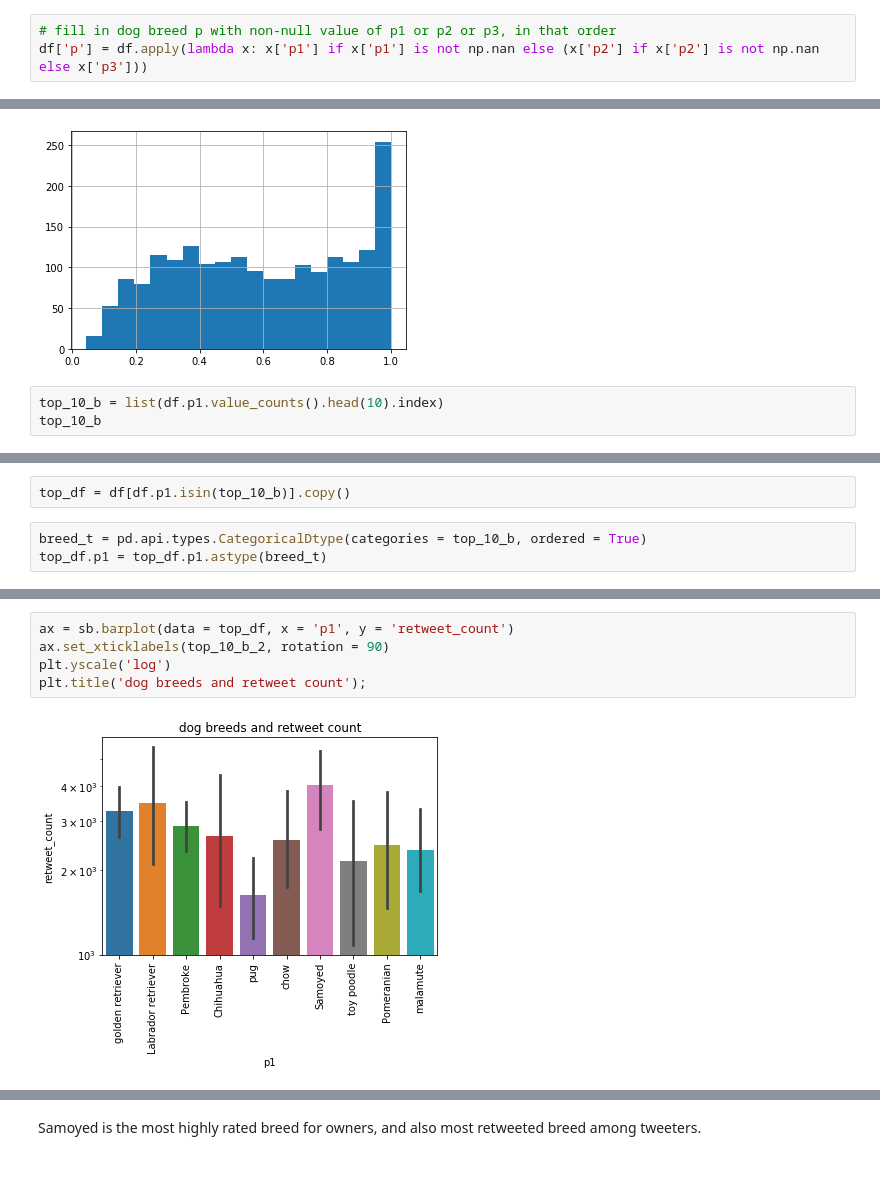
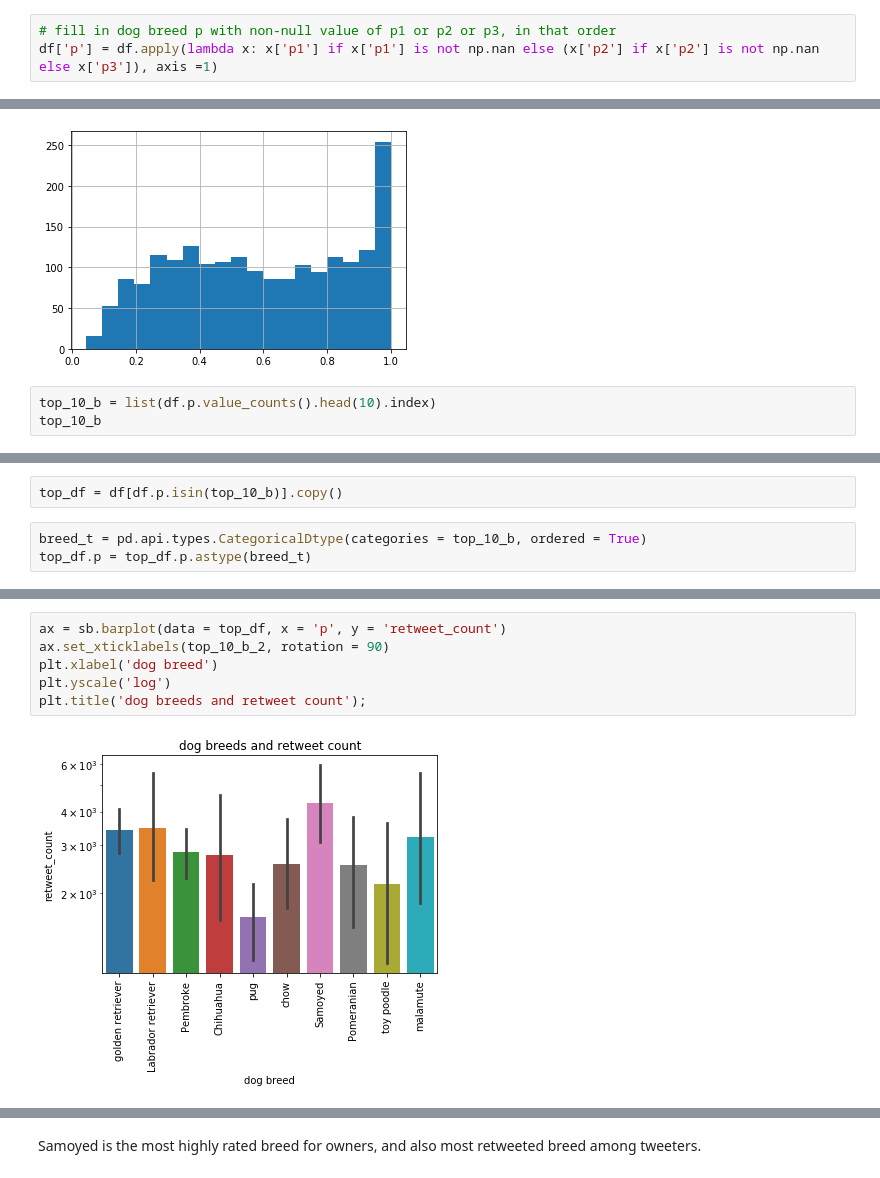
Before and after one commit to xiaohuach/UdacityProject-WrangleAnalyzeData, a Jupyter notebook: wrangle_act.ipynb, the cells around one changed output, grey strips where cells are left out. Drawn from its saved outputs; the diff is of its cells as text.

```diff
--- a/wrangle_act.ipynb
+++ b/wrangle_act.ipynb
@@ -1125,3 +1317,3 @@ df.p3.value_counts()
 # %%
 # fill in dog breed p with non-null value of p1 or p2 or p3, in that order
-df['p'] = df.apply(lambda x: x['p1'] if x['p1'] is not np.nan else (x['p2'] if x['p2'] is not np.nan else x['p3']))
+df['p'] = df.apply(lambda x: x['p1'] if x['p1'] is not np.nan else (x['p2'] if x['p2'] is not np.nan else x['p3']), axis =1)
@@ -1291,7 +1560,7 @@ df.p1_conf.hist(bins = 19);
 # %% [output]
 [figure]
 # %%
-top_10_b = list(df.p1.value_counts().head(10).index)
+top_10_b = list(df.p.value_counts().head(10).index)
 top_10_b
 # %% [output]
 ['golden_retriever',
@@ -1306,9 +1575,9 @@ top_10_b
  'malamute']
 # %%
-top_df = df[df.p1.isin(top_10_b)].copy()
+top_df = df[df.p.isin(top_10_b)].copy()
 # %%
 breed_t = pd.api.types.CategoricalDtype(categories = top_10_b, ordered = True)
-top_df.p1 = top_df.p1.astype(breed_t)
+top_df.p = top_df.p.astype(breed_t)
 # %%
 top_10_b_2 = []
 for br in top_10_b:
@@ -1327,9 +1596,10 @@ top_10_b_2
  'malamute']
 # %%
-ax = sb.barplot(data = top_df, x = 'p1', y = 'retweet_count')
+ax = sb.barplot(data = top_df, x = 'p', y = 'retweet_count')
 ax.set_xticklabels(top_10_b_2, rotation = 90)
+plt.xlabel('dog breed')
 plt.yscale('log')
 plt.title('dog breeds and retweet count');
 # %% [output]
-[figure, old version]
+[figure, new version]
 # %%
```
Also changed, not shown: parts of 97 cells of this notebook, 2 other files.
